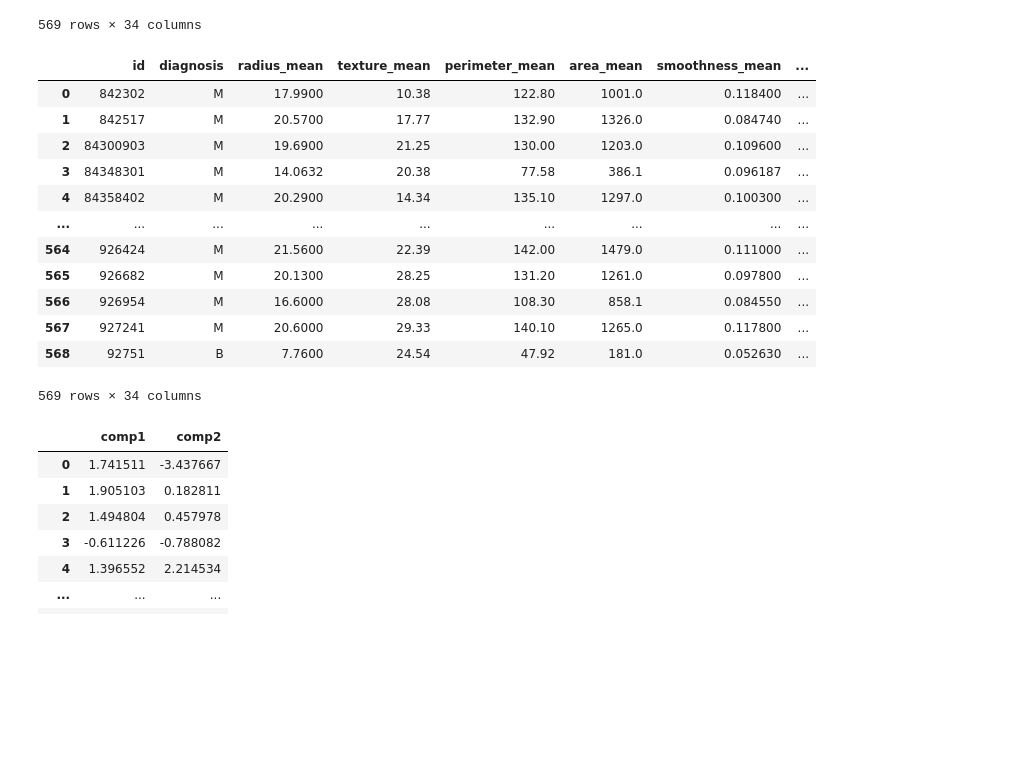
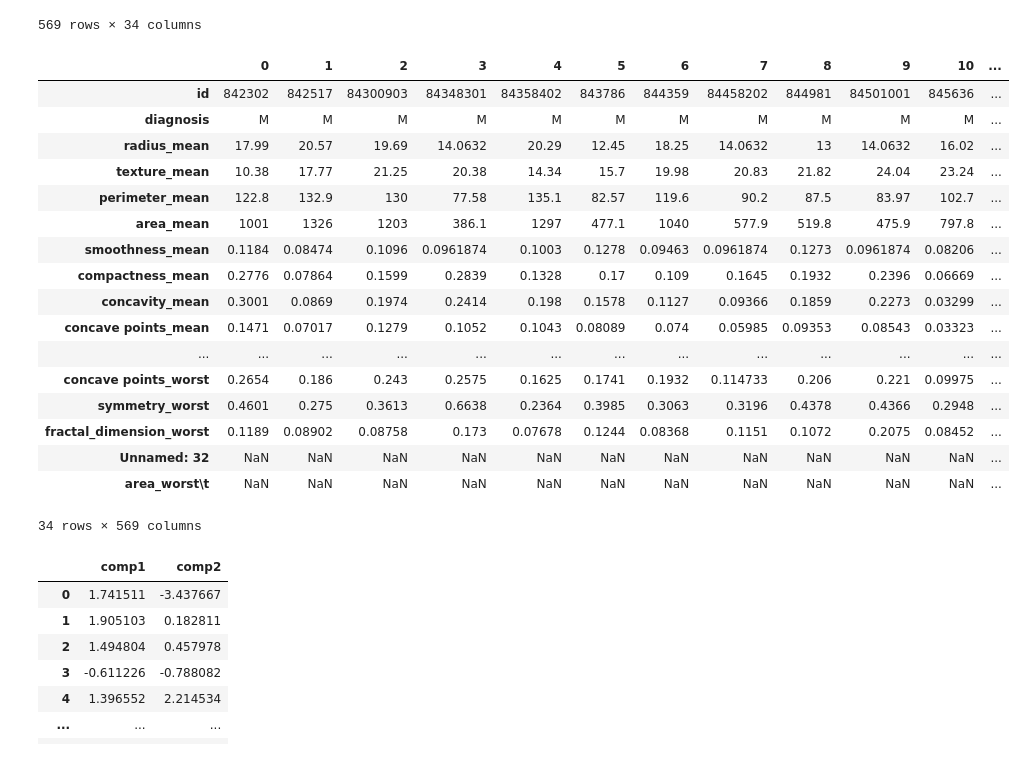
Before and after one commit to InstitutodaVinci3/Diretorio-Teste, a Jupyter notebook: Aula 4 Amostragem.ipynb, the cells around one changed output. Drawn from its saved outputs; the diff is of its cells as text; code cells hidden in the pictures; blank space fills up the shorter version.

```diff
--- a/Aula 4 Amostragem.ipynb
+++ b/Aula 4 Amostragem.ipynb
@@ -128,7 +136,7 @@ import pandas
 
 # carrega uma versao do conjunto de dados contendo valores
 # ausentes
-dados = pandas.read_csv('breast_cancer_missing.csv')
+dados = pandas.read_csv('/content/drive/My Drive/breast_cancer_missing.csv')
 # cada valor ausente eh indicado por um
 # 'Not a Number' (numpy.nan)
 # isso pode ser verificado conforme abaixo
@@ -154,31 +162,36 @@ valores_ausentes
 # %%
 # calculando as medias dos atributos
 # 'medias' resulta em uma variavel do tipo 'Series',
 # o qual consiste em uma implementacao da Pandas
 # de um numpy.array com cada elemento contendo
 # um rotulo (ou nome)
 medias = dados.mean()
 # por fim, a insercao de valores sera realizada pela
 # funcao fillna, onde o parametro inplace=True indica
 # para os valores serem inseridos no próprio DataFrame
 # (caso seja falso, uma copia do DataFrame original sera
 # retornada contendo os valores preenchidos)
 dados.fillna(medias, inplace=True)
-dados
+dados.T
 # %% [output]
-|  | id | diagnosis | radius_mean | texture_mean | perimeter_mean | area_mean | smoothness_mean | ... |
-| 0 | 842302 | M | 17.9900 | 10.38 | 122.80 | 1001.0 | 0.118400 | ... |
-| 1 | 842517 | M | 20.5700 | 17.77 | 132.90 | 1326.0 | 0.084740 | ... |
-| 2 | 84300903 | M | 19.6900 | 21.25 | 130.00 | 1203.0 | 0.109600 | ... |
-| 3 | 84348301 | M | 14.0632 | 20.38 | 77.58 | 386.1 | 0.096187 | ... |
-| 4 | 84358402 | M | 20.2900 | 14.34 | 135.10 | 1297.0 | 0.100300 | ... |
-| ... | ... | ... | ... | ... | ... | ... | ... | ... |
-| 564 | 926424 | M | 21.5600 | 22.39 | 142.00 | 1479.0 | 0.111000 | ... |
-| 565 | 926682 | M | 20.1300 | 28.25 | 131.20 | 1261.0 | 0.097800 | ... |
-| 566 | 926954 | M | 16.6000 | 28.08 | 108.30 | 858.1 | 0.084550 | ... |
-| 567 | 927241 | M | 20.6000 | 29.33 | 140.10 | 1265.0 | 0.117800 | ... |
-| 568 | 92751 | B | 7.7600 | 24.54 | 47.92 | 181.0 | 0.052630 | ... |
+|  | 0 | 1 | 2 | 3 | 4 | 5 | 6 | 7 | 8 | 9 | 10 | ... |
+| id | 842302 | 842517 | 84300903 | 84348301 | 84358402 | 843786 | 844359 | 84458202 | 844981 | 84501001 | 845636 | ... |
+| diagnosis | M | M | M | M | M | M | M | M | M | M | M | ... |
+| radius_mean | 17.99 | 20.57 | 19.69 | 14.0632 | 20.29 | 12.45 | 18.25 | 14.0632 | 13 | 14.0632 | 16.02 | ... |
+| texture_mean | 10.38 | 17.77 | 21.25 | 20.38 | 14.34 | 15.7 | 19.98 | 20.83 | 21.82 | 24.04 | 23.24 | ... |
+| perimeter_mean | 122.8 | 132.9 | 130 | 77.58 | 135.1 | 82.57 | 119.6 | 90.2 | 87.5 | 83.97 | 102.7 | ... |
+| area_mean | 1001 | 1326 | 1203 | 386.1 | 1297 | 477.1 | 1040 | 577.9 | 519.8 | 475.9 | 797.8 | ... |
+| smoothness_mean | 0.1184 | 0.08474 | 0.1096 | 0.0961874 | 0.1003 | 0.1278 | 0.09463 | 0.0961874 | 0.1273 | 0.0961874 | 0.08206 | ... |
+| compactness_mean | 0.2776 | 0.07864 | 0.1599 | 0.2839 | 0.1328 | 0.17 | 0.109 | 0.1645 | 0.1932 | 0.2396 | 0.06669 | ... |
+| concavity_mean | 0.3001 | 0.0869 | 0.1974 | 0.2414 | 0.198 | 0.1578 | 0.1127 | 0.09366 | 0.1859 | 0.2273 | 0.03299 | ... |
+| concave points_mean | 0.1471 | 0.07017 | 0.1279 | 0.1052 | 0.1043 | 0.08089 | 0.074 | 0.05985 | 0.09353 | 0.08543 | 0.03323 | ... |
+| ... | ... | ... | ... | ... | ... | ... | ... | ... | ... | ... | ... | ... |
+| concave points_worst | 0.2654 | 0.186 | 0.243 | 0.2575 | 0.1625 | 0.1741 | 0.1932 | 0.114733 | 0.206 | 0.221 | 0.09975 | ... |
+| symmetry_worst | 0.4601 | 0.275 | 0.3613 | 0.6638 | 0.2364 | 0.3985 | 0.3063 | 0.3196 | 0.4378 | 0.4366 | 0.2948 | ... |
+| fractal_dimension_worst | 0.1189 | 0.08902 | 0.08758 | 0.173 | 0.07678 | 0.1244 | 0.08368 | 0.1151 | 0.1072 | 0.2075 | 0.08452 | ... |
+| Unnamed: 32 | NaN | NaN | NaN | NaN | NaN | NaN | NaN | NaN | NaN | NaN | NaN | ... |
+| area_worst\t | NaN | NaN | NaN | NaN | NaN | NaN | NaN | NaN | NaN | NaN | NaN | ... |
-569 rows × 34 columns
+34 rows × 569 columns
 # %%
 #Uma técnica muito utilizada opara redução de dimensionalidade é o Principal Component Analysis (PCA).
 #O PCA consiste em uma técnica estatística que utiliza uma transformação linear para reexpressar um conjunto
```
Also changed, not shown: parts of 5 cells of this notebook.
